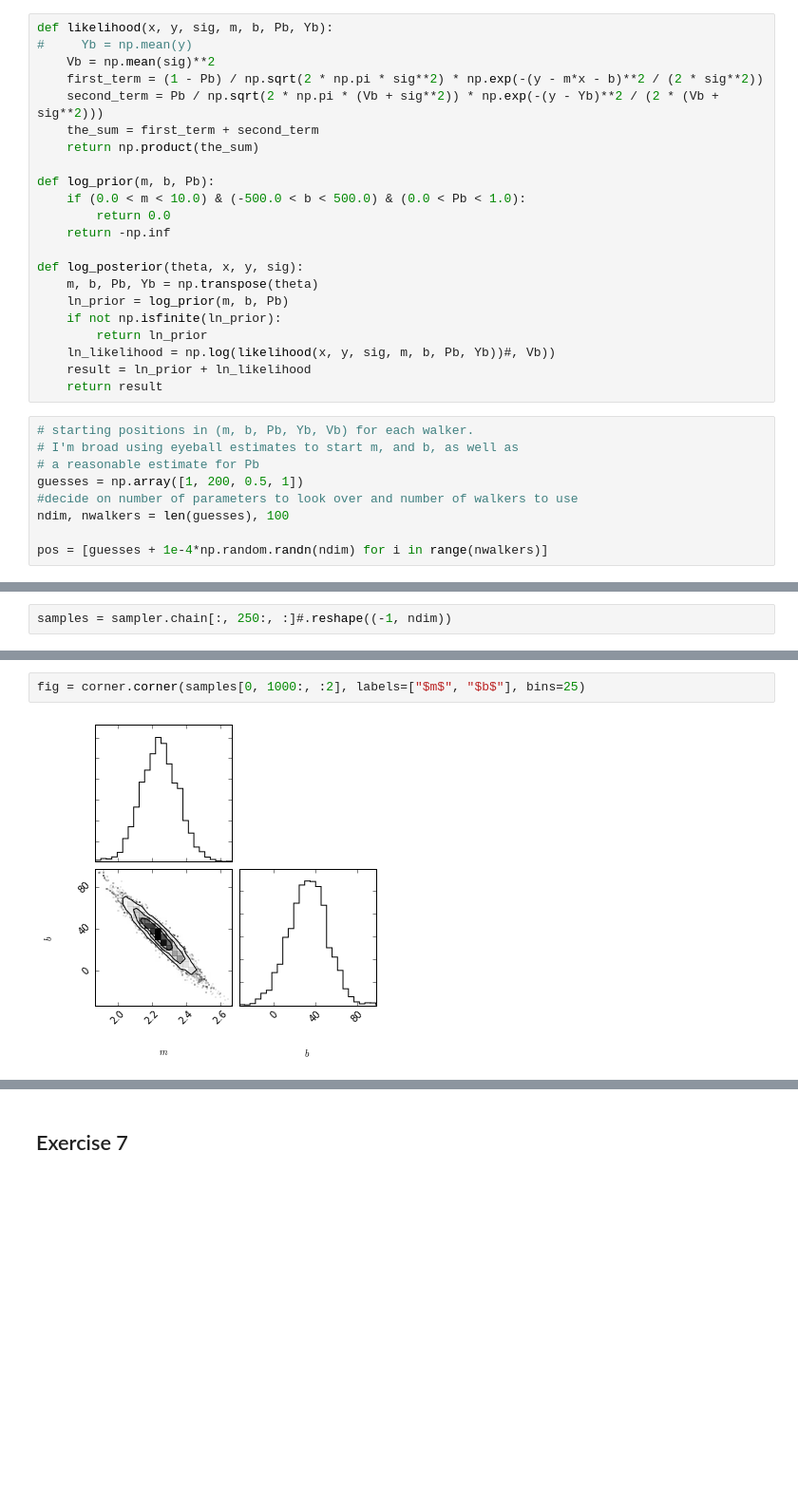
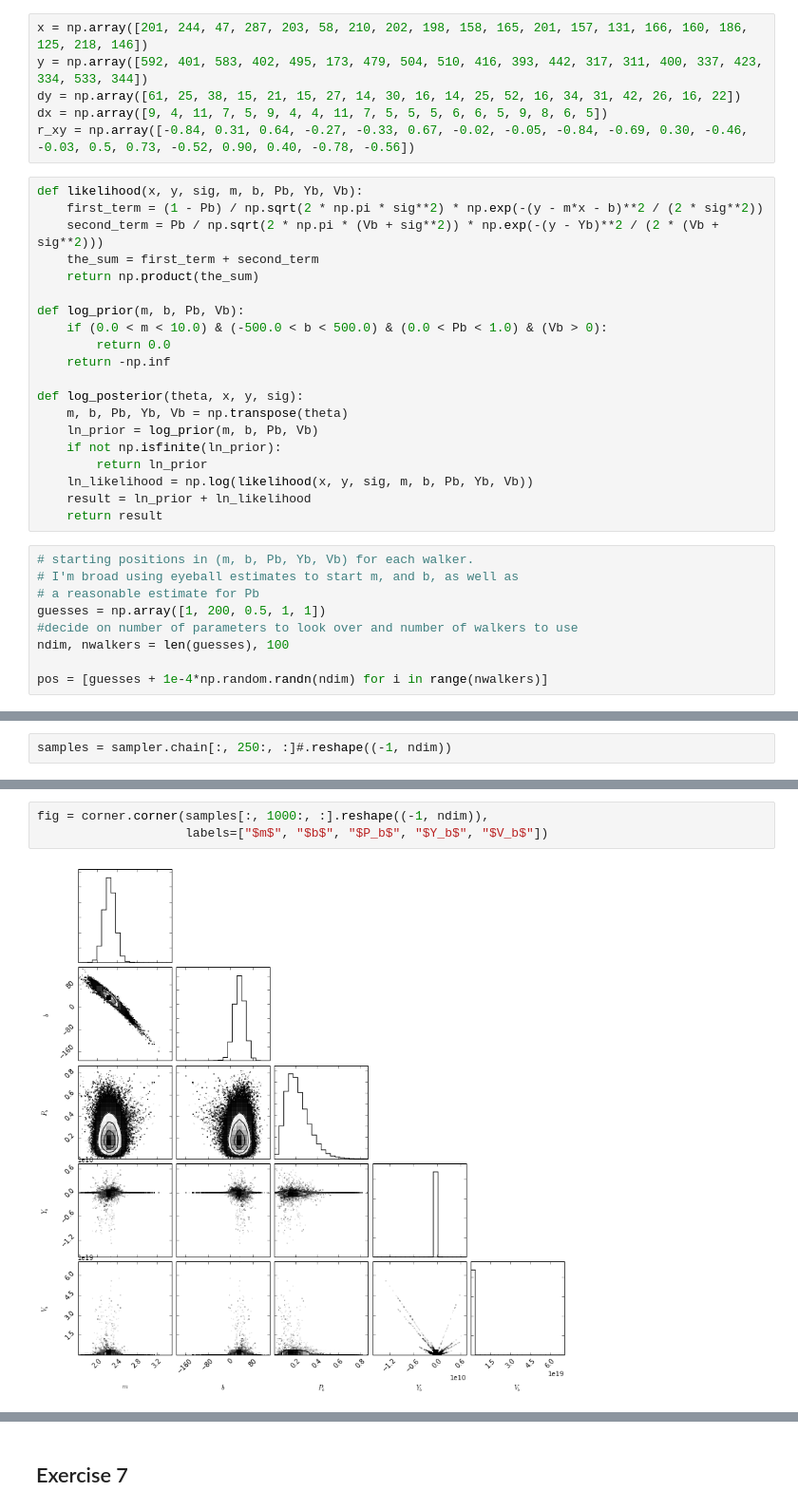
Before and after one commit to nhuntwalker/data_analysis_recipes, a Jupyter notebook: worked_exercises.ipynb, the cells around one changed output, grey strips where cells are left out. Shown at 95% size. Drawn from its saved outputs; the diff is of its cells as text; blank space fills up the shorter version.

```diff
--- a/worked_exercises.ipynb
+++ b/worked_exercises.ipynb
@@ -184,33 +184,37 @@ Make one plot showing this two-dimensional histogram and another showing the poi
 - For extra credit, plot a sampling of 10 lines drawn from the marginalized posterior distribution for $(m,b)$ (marginalized over $P_b, Y_b, V_b$) and plot the samples as a set of light grey or transparent lines.
 # %% [markdown]
 <strong>Brute force this sucker and calculate $\mathscr{L}$ for all acceptable combinations of $m$ and $b$ </strong>
+# %%
+x = np.array([201, 244, 47, 287, 203, 58, 210, 202, 198, 158, 165, 201, 157, 131, 166, 160, 186, 125, 218, 146])
+y = np.array([592, 401, 583, 402, 495, 173, 479, 504, 510, 416, 393, 442, 317, 311, 400, 337, 423, 334, 533, 344])
+dy = np.array([61, 25, 38, 15, 21, 15, 27, 14, 30, 16, 14, 25, 52, 16, 34, 31, 42, 26, 16, 22])
+dx = np.array([9, 4, 11, 7, 5, 9, 4, 4, 11, 7, 5, 5, 5, 6, 6, 5, 9, 8, 6, 5])
+r_xy = np.array([-0.84, 0.31, 0.64, -0.27, -0.33, 0.67, -0.02, -0.05, -0.84, -0.69, 0.30, -0.46, -0.03, 0.5, 0.73, -0.52, 0.90, 0.40, -0.78, -0.56])
 # %%
-def likelihood(x, y, sig, m, b, Pb, Yb):
-#     Yb = np.mean(y)
-    Vb = np.mean(sig)**2
+def likelihood(x, y, sig, m, b, Pb, Yb, Vb):
     first_term = (1 - Pb) / np.sqrt(2 * np.pi * sig**2) * np.exp(-(y - m*x - b)**2 / (2 * sig**2))
     second_term = Pb / np.sqrt(2 * np.pi * (Vb + sig**2)) * np.exp(-(y - Yb)**2 / (2 * (Vb + sig**2)))
     the_sum = first_term + second_term
     return np.product(the_sum)
 
-def log_prior(m, b, Pb):
-    if (0.0 < m < 10.0) & (-500.0 < b < 500.0) & (0.0 < Pb < 1.0):
+def log_prior(m, b, Pb, Vb):
+    if (0.0 < m < 10.0) & (-500.0 < b < 500.0) & (0.0 < Pb < 1.0) & (Vb > 0):
         return 0.0
     return -np.inf
 
 def log_posterior(theta, x, y, sig):
-    m, b, Pb, Yb = np.transpose(theta)
-    ln_prior = log_prior(m, b, Pb)
+    m, b, Pb, Yb, Vb = np.transpose(theta)
+    ln_prior = log_prior(m, b, Pb, Vb)
     if not np.isfinite(ln_prior):
         return ln_prior
-    ln_likelihood = np.log(likelihood(x, y, sig, m, b, Pb, Yb))#, Vb))
+    ln_likelihood = np.log(likelihood(x, y, sig, m, b, Pb, Yb, Vb))
     result = ln_prior + ln_likelihood
     return result
 # %%
 # starting positions in (m, b, Pb, Yb, Vb) for each walker.
 # I'm broad using eyeball estimates to start m, and b, as well as
 # a reasonable estimate for Pb
-guesses = np.array([1, 200, 0.5, 1])
+guesses = np.array([1, 200, 0.5, 1, 1])
 #decide on number of parameters to look over and number of walkers to use
 ndim, nwalkers = len(guesses), 100
 
@@ -260,4 +281,5 @@ plt.show()
 # %%
-fig = corner.corner(samples[0, 1000:, :2], labels=["$m$", "$b$"], bins=25)
+fig = corner.corner(samples[:, 1000:, :].reshape((-1, ndim)),
+                    labels=["$m$", "$b$", "$P_b$", "$Y_b$", "$V_b$"])
 # %% [output]
-[figure, old version]
+[figure, new version]
```
Also changed, not shown: parts of 11 cells of this notebook.
